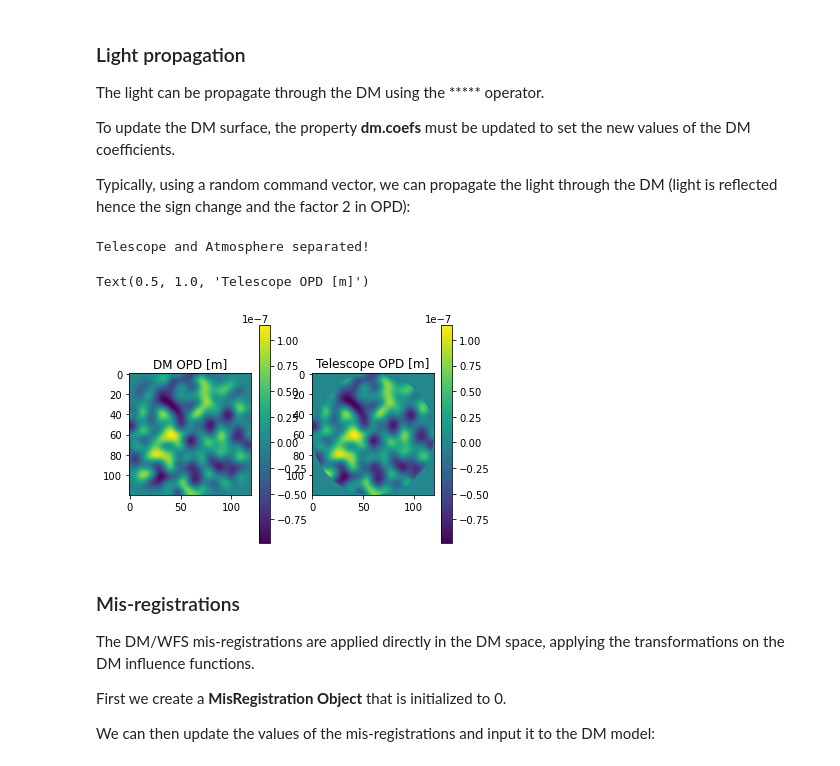
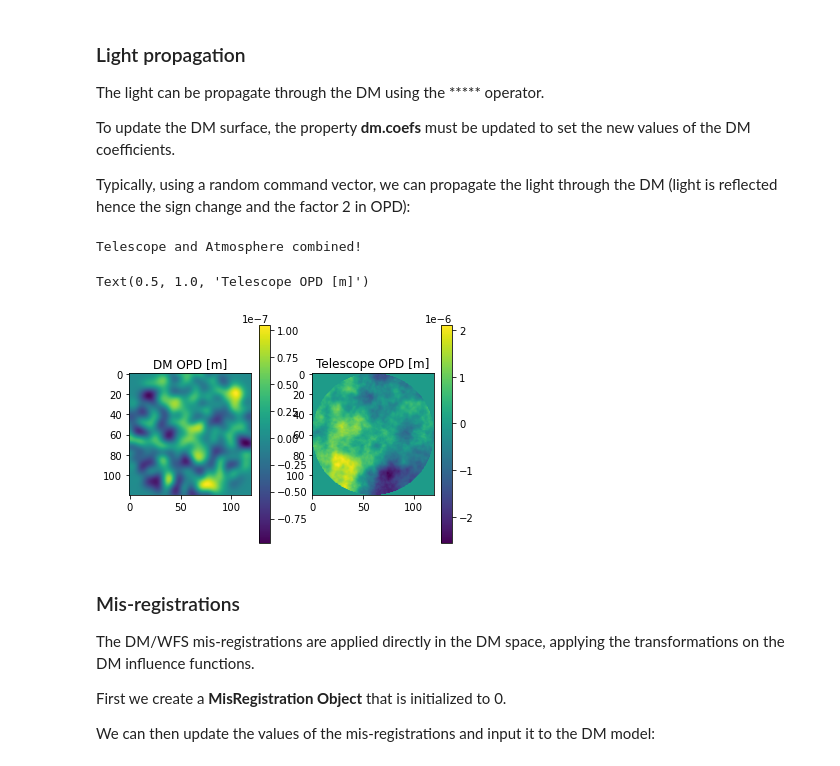
Before and after one commit to cheritier/OOPAO, a Jupyter notebook: tutorials/tutorial_howToAdaptiveOptics.ipynb, the cells around one changed output. Drawn from its saved outputs; the diff is of its cells as text; code cells hidden in the pictures.

```diff
--- a/tutorials/tutorial_howToAdaptiveOptics.ipynb
+++ b/tutorials/tutorial_howToAdaptiveOptics.ipynb
@@ -351,23 +342,23 @@ To update the DM surface, the property **dm.coefs** must be updated to set the n
 
 Typically, using a random command vector, we can propagate the light through the DM (light is reflected hence the sign change and the factor 2 in OPD):
 # %%
-tel-atm
+tel+atm
 
 dm.coefs = (np.random.rand(dm.nValidAct)-0.5)*100e-9
 tel*dm
 plt.figure()
 plt.subplot(121)
 plt.imshow(dm.OPD)
 plt.title('DM OPD [m]')
 plt.colorbar()
 plt.subplot(122)
 plt.imshow(tel.OPD)
 plt.colorbar()
 plt.title('Telescope OPD [m]')
 # %% [output]
-Telescope and Atmosphere separated!
+Telescope and Atmosphere combined!
 Text(0.5, 1.0, 'Telescope OPD [m]')
-[figure, old version]
+[figure, new version]
 # %% [markdown]
 ### Mis-registrations
 The DM/WFS mis-registrations are applied directly in the DM space, applying the transformations on the DM influence functions.
```
Also changed, not shown: parts of 14 cells of this notebook, 2 other files.
